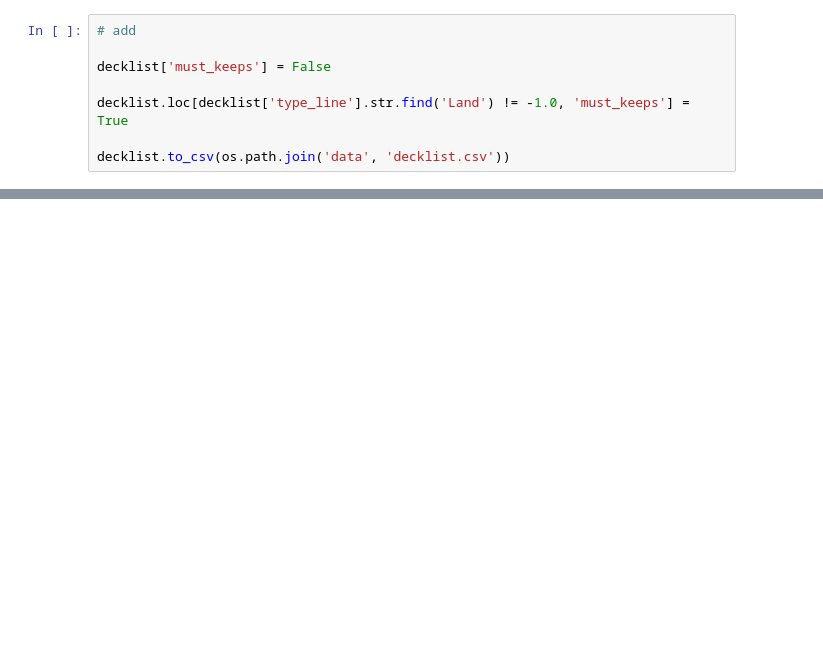
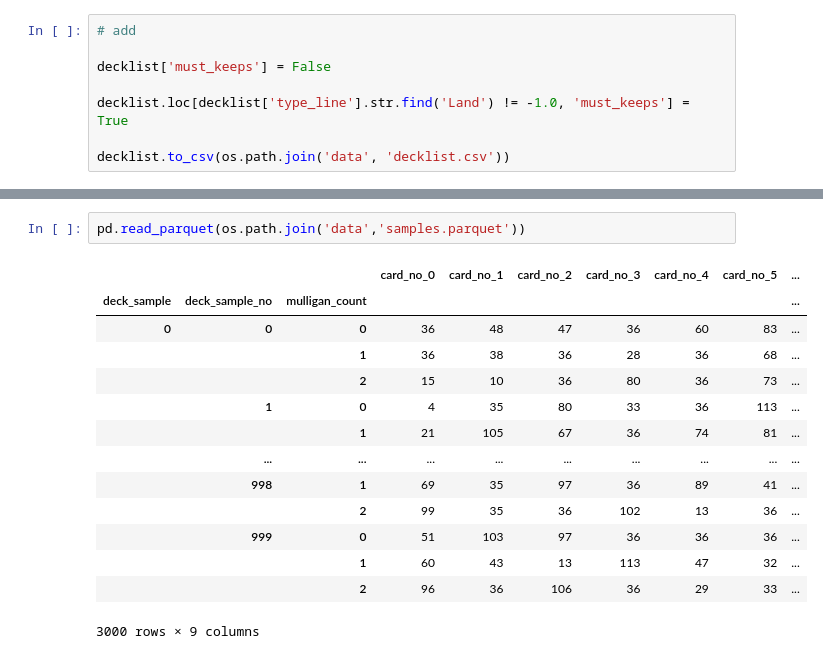
Before and after one commit to agrero/maptoken_mtg, a Jupyter notebook: sampler.ipynb, the cells around one changed output, grey strips where cells are left out. Cells and saved outputs as stored; diff of their text form; blank space fills up the shorter version.

```diff
--- a/sampler.ipynb
+++ b/sampler.ipynb
@@ -76,0 +190,17 @@ len(sample_decklist(decklist))
+# %%
+pd.read_parquet(os.path.join('data','samples.parquet'))
+# %% [output]
+|  |  |  | card_no_0 | card_no_1 | card_no_2 | card_no_3 | card_no_4 | card_no_5 | ... |
+| deck_sample | deck_sample_no | mulligan_count |  |  |  |  |  |  | ... |
+| 0 | 0 | 0 | 36 | 48 | 47 | 36 | 60 | 83 | ... |
+|  |  | 1 | 36 | 38 | 36 | 28 | 36 | 68 | ... |
+|  |  | 2 | 15 | 10 | 36 | 80 | 36 | 73 | ... |
+|  | 1 | 0 | 4 | 35 | 80 | 33 | 36 | 113 | ... |
+|  |  | 1 | 21 | 105 | 67 | 36 | 74 | 81 | ... |
+|  | ... | ... | ... | ... | ... | ... | ... | ... | ... |
+|  | 998 | 1 | 69 | 35 | 97 | 36 | 89 | 41 | ... |
+|  |  | 2 | 99 | 35 | 36 | 102 | 13 | 36 | ... |
+|  | 999 | 0 | 51 | 103 | 97 | 36 | 36 | 36 | ... |
+|  |  | 1 | 60 | 43 | 13 | 113 | 47 | 32 | ... |
+|  |  | 2 | 96 | 36 | 106 | 36 | 29 | 33 | ... |
+3000 rows × 9 columns
```
Also changed, not shown: parts of 13 cells of this notebook, 4 other files.
